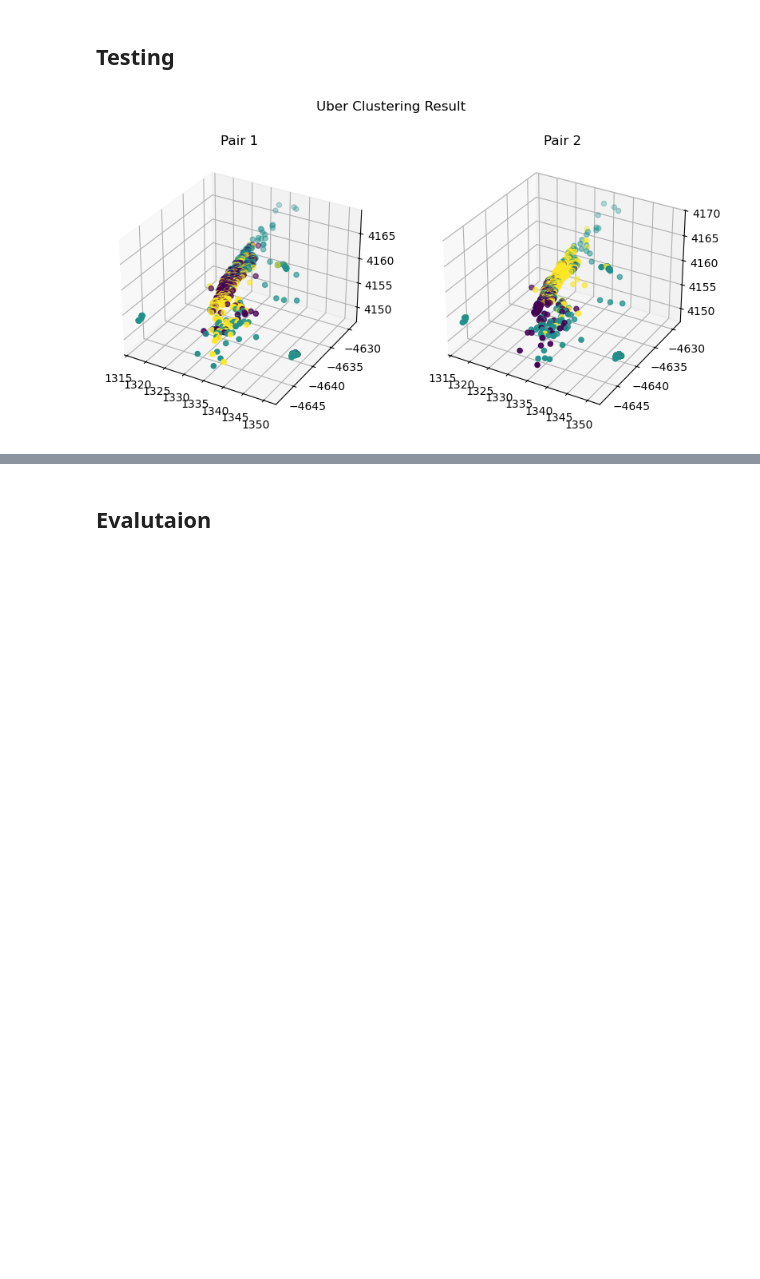
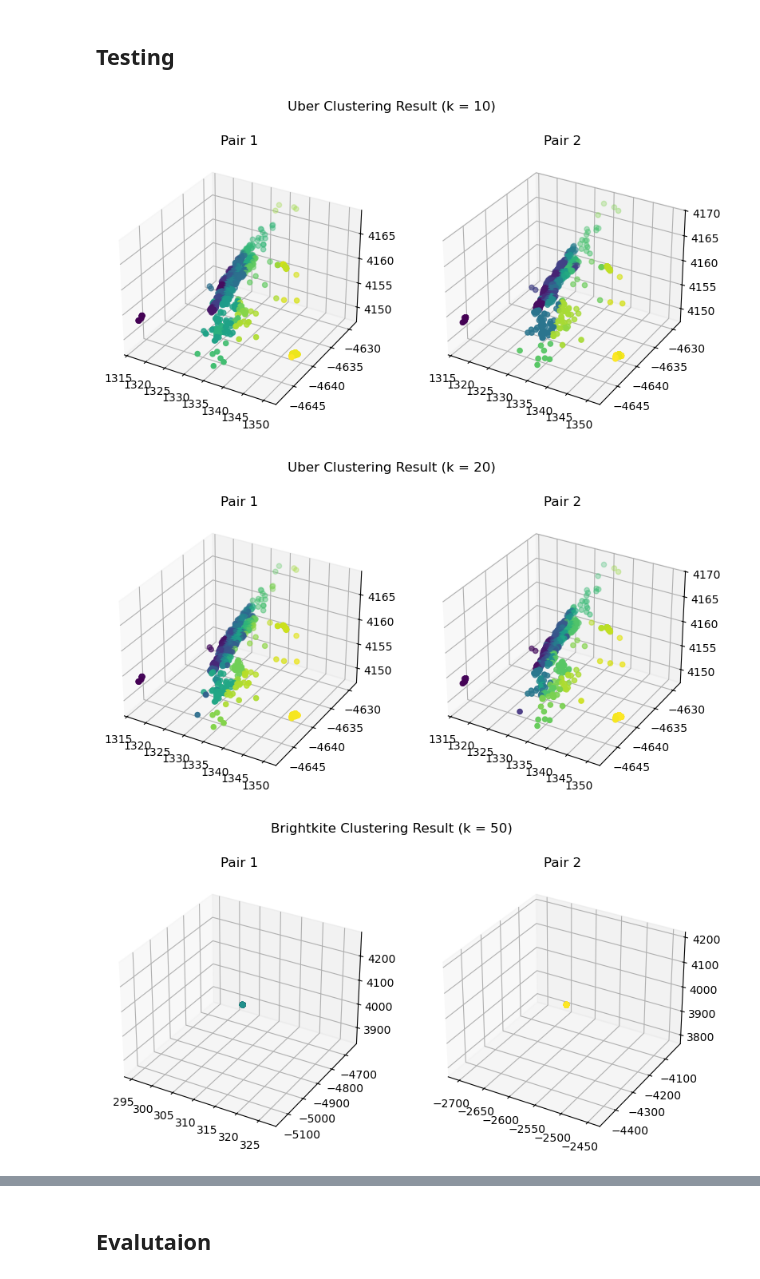
Before and after one commit to yoannalhc/comp5331-grp6, a Jupyter notebook: COMP5331_Project_refactored.ipynb, the cells around one changed output, grey strips where cells are left out. Drawn from its saved outputs; the diff is of its cells as text; code cells hidden in the pictures; blank space fills up the shorter version.

Commit message:
add geo dataset + modifying dataset attr

```diff
--- a/COMP5331_Project_refactored.ipynb
+++ b/COMP5331_Project_refactored.ipynb
@@ -29,24 +36,32 @@ from src.testing.plot_cluster_result import plot_cluster_result
 import pickle
 # %%
 ds_path = "./dataset"
-dataset = [Uber(join(ds_path, "uber/uber_epsilon.csv"))]
+dataset = [Uber(join(ds_path, "uber/uber_epsilon.csv"), lamb=1.1, k=10),
+           Uber(join(ds_path, "uber/uber_epsilon.csv"), lamb=1.1, k=20),
+           Geo(join(ds_path, "snap_standford/Brightkite_epsilon.csv"), "Brightkite", lamb=1.1, k=50),
+           Geo(join(ds_path, "snap_standford/Brightkite_epsilon.csv"), "Brightkite", lamb=1.1, k=100),
+           Geo(join(ds_path, "snap_standford/Gowalla_epsilon.csv"), "Gowalla", lamb=1.001, k=50),
+           Geo(join(ds_path, "snap_standford/Gowalla_epsilon.csv"), "Gowalla", lamb=1.001, k=100)]
 plot_path = "./results/plot"
 result_path = "./results"
 
 for ds in dataset:
     pair1, pair2 = ds.load()
-    model1 = resilient_k_center(pair1, k=1, epsilon=0.3)
+    epsilon = 0.3
+    model1 = resilient_k_center(pair1, k=ds.k, lamb=ds.lamb, epsilon=epsilon)
     center1, cluster1 = model1.resilient_k_center()
-    model2 = resilient_k_center(pair2, k=1, epsilon=0.3)
+    model2 = resilient_k_center(pair2, k=ds.k, lamb=ds.lamb, epsilon=epsilon)
     center2, cluster2 = model2.resilient_k_center()
 
-    with open(join(result_path, f"{ds.name}_resilient.pickle"), 'wb') as output_file:
+    with open(join(result_path, f"{ds.name}_resilient_{ds.k}.pickle"), 'wb') as output_file:
         pickle.dump((center1, cluster1, center2, cluster2), output_file)
 
     pt1 = np.asarray([c[0] for c in cluster1])
     pt2 = np.asarray([c[0] for c in cluster2])
     label1 = [c[1] for c in cluster1]
     label2 = [c[1] for c in cluster2]
-    plot_cluster_result(pt1, pt2, label1, label2, plot_path, ds.name)
+    plot_cluster_result(pt1, pt2, label1, label2, plot_path, ds)
 # %% [output]
-[figure, old version]
+[figure, new version]
+[figure, added]
+[figure, added]
```
Also changed, not shown: parts of 3 cells of this notebook, 5 other files.
